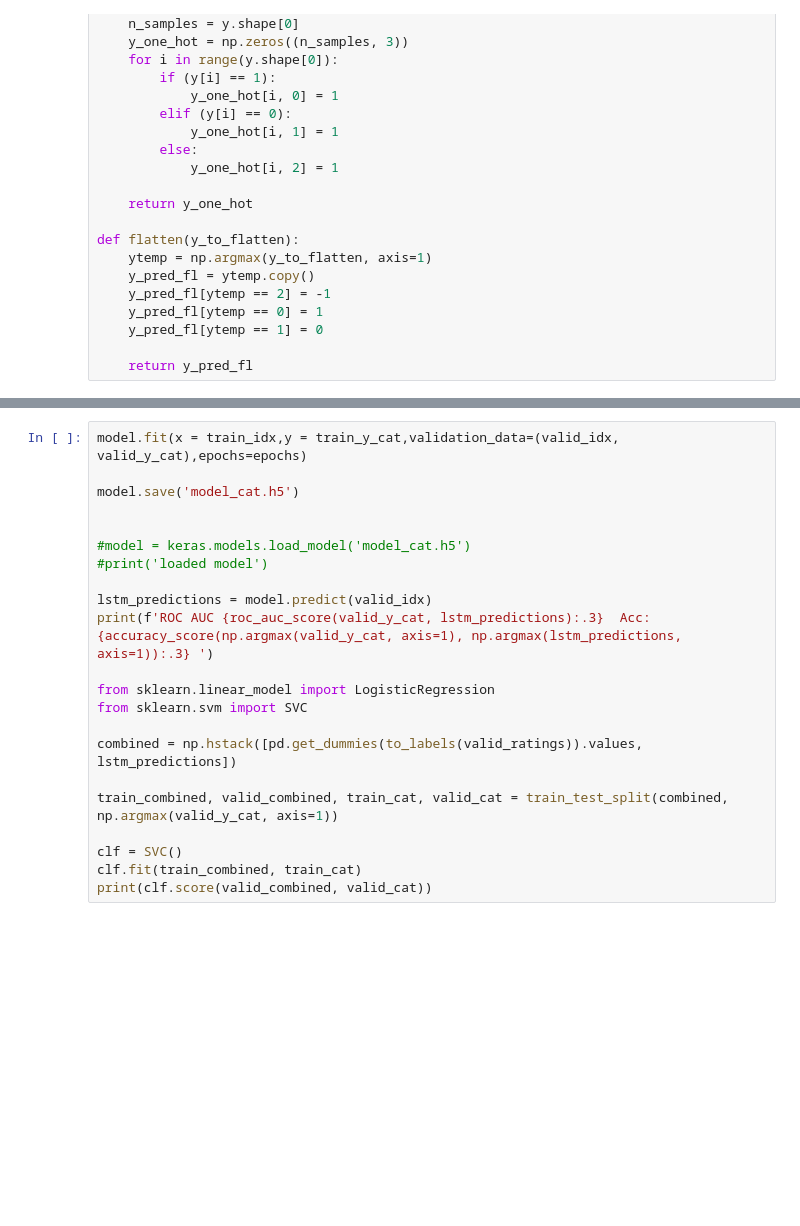
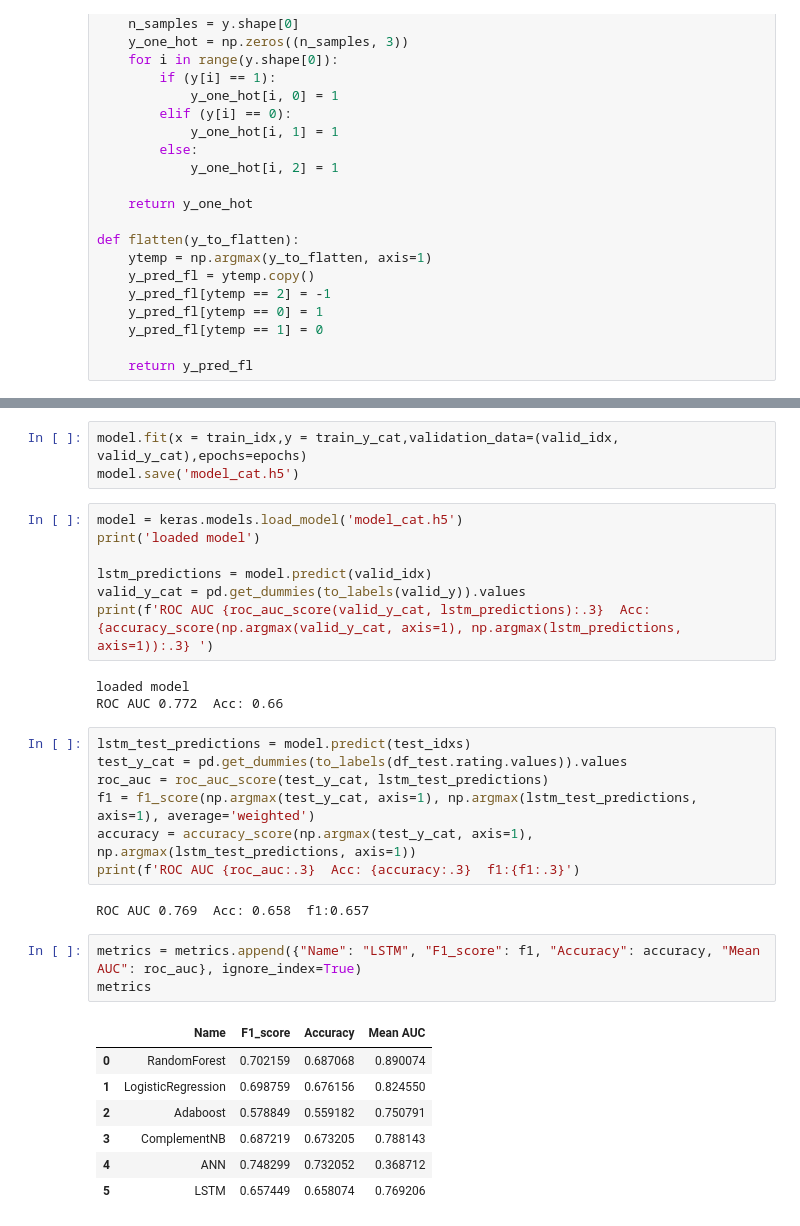
Before and after one commit to pvk95/MLHC, a Jupyter notebook: exercise2/uci_drug.ipynb, the cells around one changed output, grey strips where cells are left out. Drawn from its saved outputs; the diff is of its cells as text; blank space fills up the shorter version.

```diff
--- a/exercise2/uci_drug.ipynb
+++ b/exercise2/uci_drug.ipynb
@@ -431,25 +497,36 @@ model.compile(
     loss='categorical_crossentropy',
     metrics=['accuracy']
 )
+# %%
+model.fit(x = train_idx,y = train_y_cat,validation_data=(valid_idx, valid_y_cat),epochs=epochs)
+model.save('model_cat.h5')
 # %%
-model.fit(x = train_idx,y = train_y_cat,validation_data=(valid_idx, valid_y_cat),epochs=epochs)
-
-model.save('model_cat.h5')
-
-
-#model = keras.models.load_model('model_cat.h5')
-#print('loaded model')
+model = keras.models.load_model('model_cat.h5')
+print('loaded model')
 
 lstm_predictions = model.predict(valid_idx)
+valid_y_cat = pd.get_dummies(to_labels(valid_y)).values
 print(f'ROC AUC {roc_auc_score(valid_y_cat, lstm_predictions):.3}  Acc: {accuracy_score(np.argmax(valid_y_cat, axis=1), np.argmax(lstm_predictions, axis=1)):.3} ')
-
-from sklearn.linear_model import LogisticRegression
-from sklearn.svm import SVC
-
-combined = np.hstack([pd.get_dummies(to_labels(valid_ratings)).values, lstm_predictions])
-
-train_combined, valid_combined, train_cat, valid_cat = train_test_split(combined, np.argmax(valid_y_cat, axis=1))
-
-clf = SVC()
-clf.fit(train_combined, train_cat)
-print(clf.score(valid_combined, valid_cat))
+# %% [output]
+loaded model
+ROC AUC 0.772  Acc: 0.66
+# %%
+lstm_test_predictions = model.predict(test_idxs)
+test_y_cat = pd.get_dummies(to_labels(df_test.rating.values)).values
+roc_auc = roc_auc_score(test_y_cat, lstm_test_predictions)
+f1 = f1_score(np.argmax(test_y_cat, axis=1), np.argmax(lstm_test_predictions, axis=1), average='weighted')
+accuracy = accuracy_score(np.argmax(test_y_cat, axis=1), np.argmax(lstm_test_predictions, axis=1))
+print(f'ROC AUC {roc_auc:.3}  Acc: {accuracy:.3}  f1:{f1:.3}')
+# %% [output]
+ROC AUC 0.769  Acc: 0.658  f1:0.657
+# %%
+metrics = metrics.append({"Name": "LSTM", "F1_score": f1, "Accuracy": accuracy, "Mean AUC": roc_auc}, ignore_index=True)
+metrics
+# %% [output]
+|  | Name | F1_score | Accuracy | Mean AUC |
+| 0 | RandomForest | 0.702159 | 0.687068 | 0.890074 |
+| 1 | LogisticRegression | 0.698759 | 0.676156 | 0.824550 |
+| 2 | Adaboost | 0.578849 | 0.559182 | 0.750791 |
+| 3 | ComplementNB | 0.687219 | 0.673205 | 0.788143 |
+| 4 | ANN | 0.748299 | 0.732052 | 0.368712 |
+| 5 | LSTM | 0.657449 | 0.658074 | 0.769206 |
```
Also changed, not shown: parts of 18 cells of this notebook.
